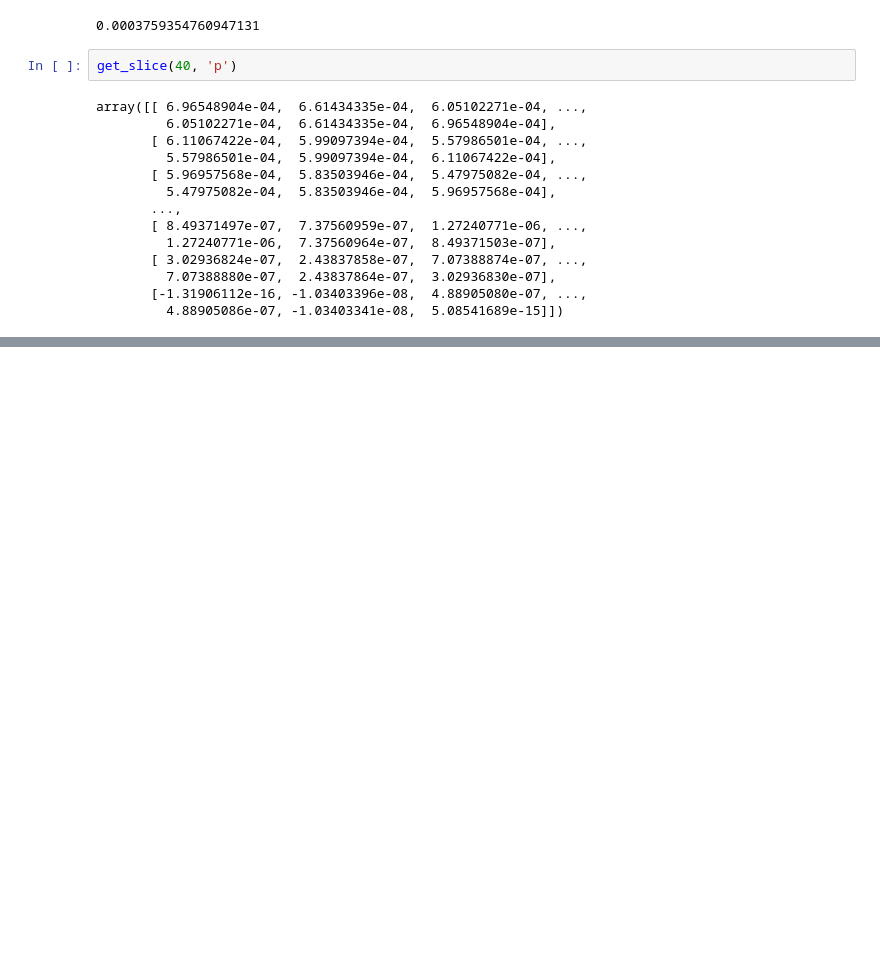
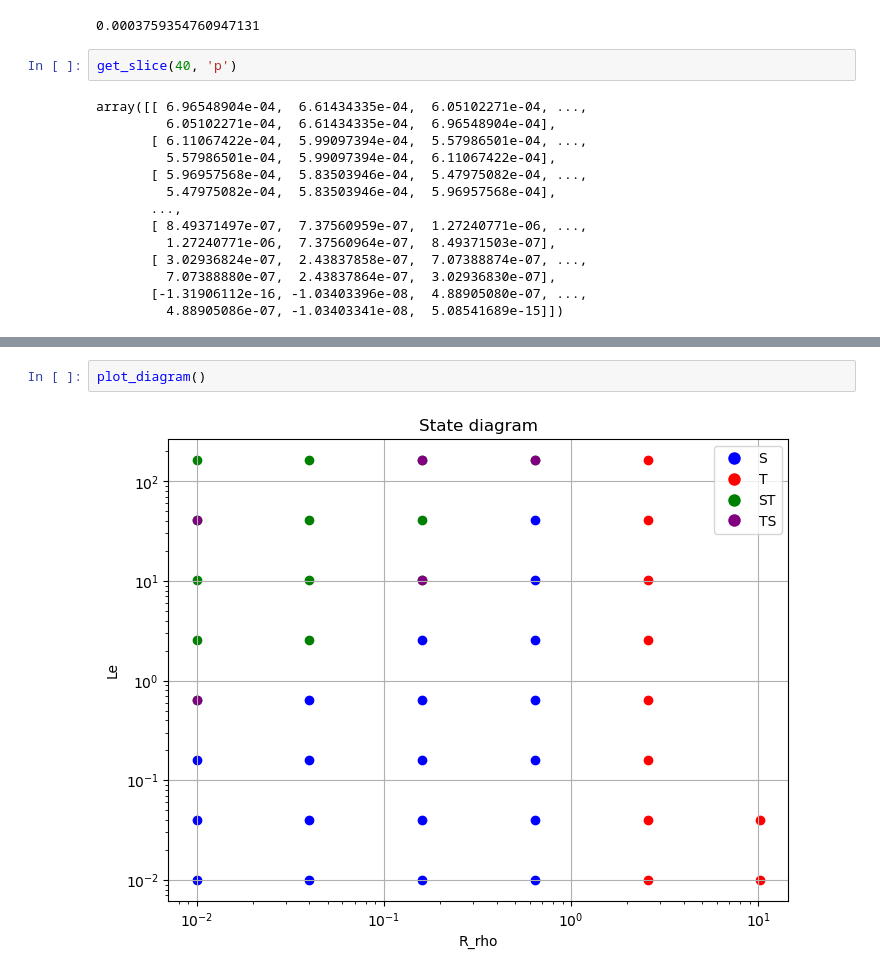
Before and after one commit to victorballester7/thermohaline-convection, a Jupyter notebook: src/plot.ipynb, the cells around one changed output, grey strips where cells are left out. Saved outputs shown, nothing was run; the diff lists cells and outputs as text; blank space fills up the shorter version.

```diff
--- a/src/plot.ipynb
+++ b/src/plot.ipynb
@@ -187,0 +232,4 @@ array([[ 6.96548904e-04,  6.61434335e-04,  6.05102271e-04, ...,
+# %%
+plot_diagram()
+# %% [output]
+[figure, added]
```
Also changed, not shown: parts of 8 cells of this notebook, 17 other files.
